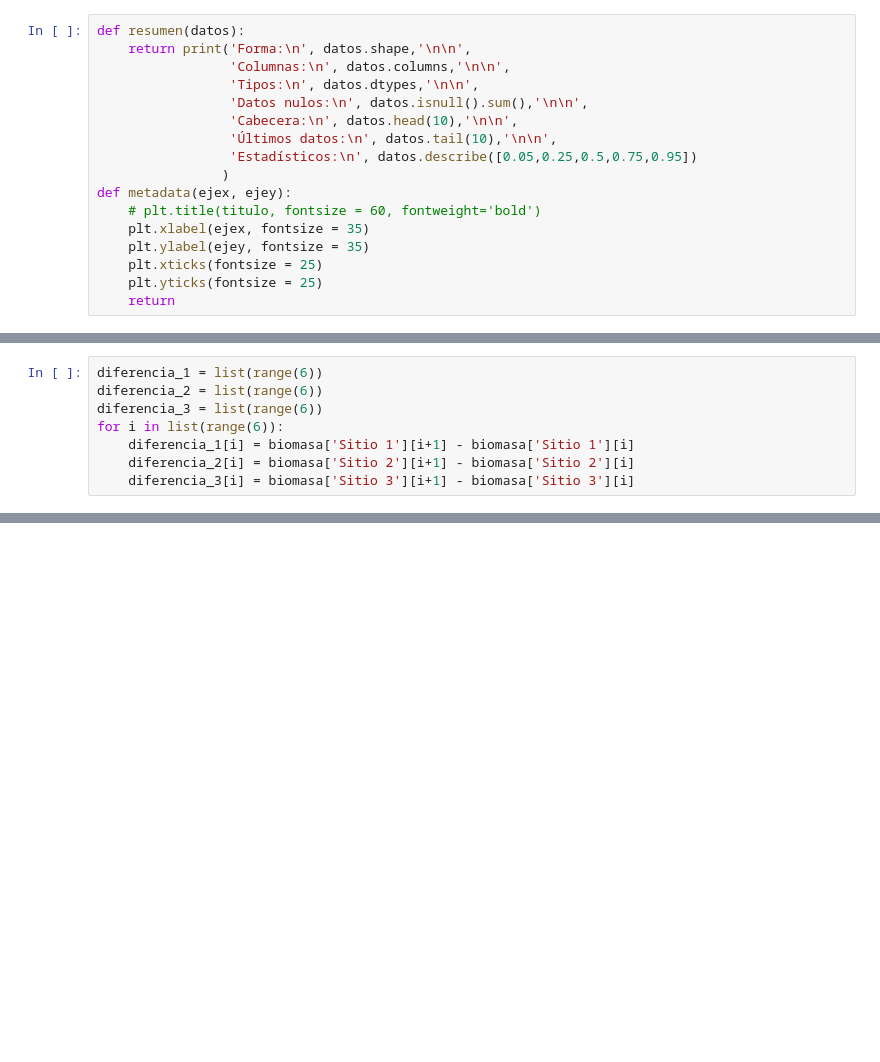
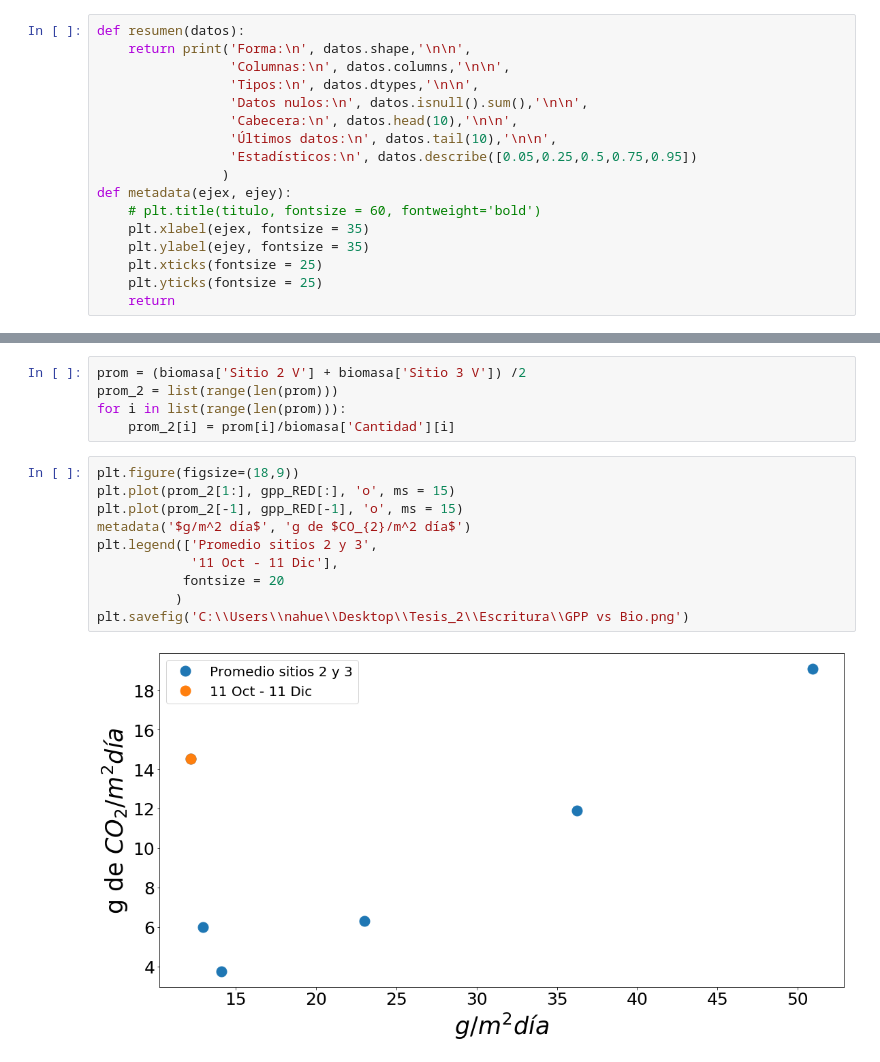
Before and after one commit to Nahu-11/Tesis, a Jupyter notebook: New scripts/Biomasa.ipynb, the cells around one changed output, grey strips where cells are left out. Saved outputs shown, nothing was run; the diff lists cells and outputs as text; blank space fills up the shorter version.

```diff
--- a/New scripts/Biomasa.ipynb
+++ b/New scripts/Biomasa.ipynb
@@ -86,10 +97,2 @@ for i in list(range(1, len(dias))):
-# %%
-diferencia_1 = list(range(6))
-diferencia_2 = list(range(6))
-diferencia_3 = list(range(6))
-for i in list(range(6)):
-    diferencia_1[i] = biomasa['Sitio 1'][i+1] - biomasa['Sitio 1'][i]
-    diferencia_2[i] = biomasa['Sitio 2'][i+1] - biomasa['Sitio 2'][i]
-    diferencia_3[i] = biomasa['Sitio 3'][i+1] - biomasa['Sitio 3'][i]
 # %%
 plt.figure(figsize=(18,9))
@@ -114,0 +109,17 @@ nee_lut
+# %%
+prom = (biomasa['Sitio 2 V'] + biomasa['Sitio 3 V']) /2
+prom_2 = list(range(len(prom)))
+for i in list(range(len(prom))):
+    prom_2[i] = prom[i]/biomasa['Cantidad'][i]
+# %%
+plt.figure(figsize=(18,9))
+plt.plot(prom_2[1:], gpp_RED[:], 'o', ms = 15)
+plt.plot(prom_2[-1], gpp_RED[-1], 'o', ms = 15)
+metadata('$g/m^2 día$', 'g de $CO_{2}/m^2 día$')
+plt.legend(['Promedio sitios 2 y 3',
+            '11 Oct - 11 Dic'],
+           fontsize = 20
+          )
+plt.savefig('C:\\Users\\nahue\\Desktop\\Tesis_2\\Escritura\\GPP vs Bio.png')
+# %% [output]
+[figure, added]
```
Also changed, not shown: parts of 7 cells of this notebook, 1 other file.
